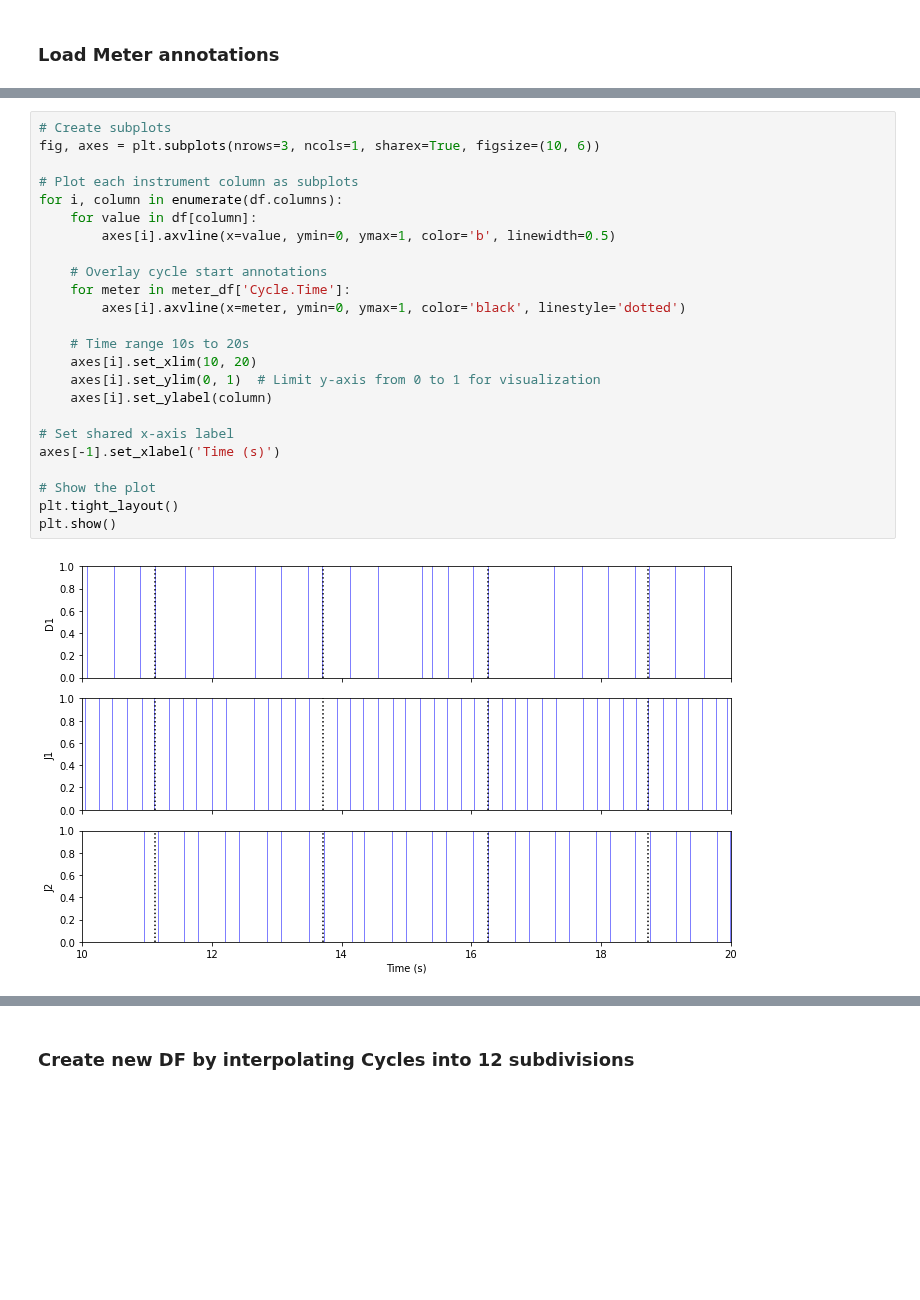
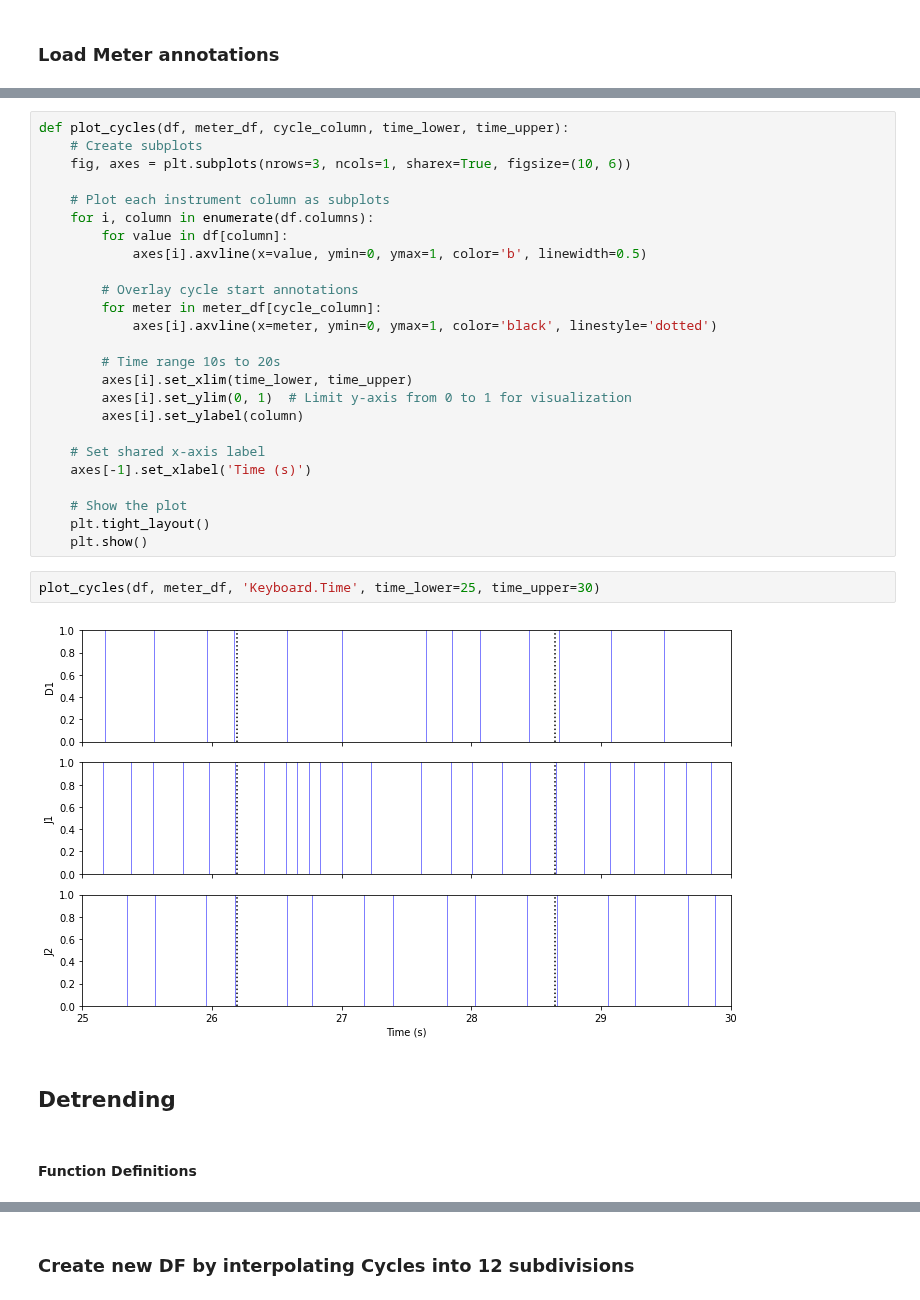
Before and after one commit to satyajeetprabhu/music-sync-internship-upf, a Jupyter notebook: djembe_dance_data_demo.ipynb, the cells around one changed output, grey strips where cells are left out. Drawn from its saved outputs; the diff is of its cells as text; blank space fills up the shorter version.

```diff
--- a/djembe_dance_data_demo.ipynb
+++ b/djembe_dance_data_demo.ipynb
@@ -47,26 +52,33 @@ meter_df.tail()
 # %%
-# Create subplots
-fig, axes = plt.subplots(nrows=3, ncols=1, sharex=True, figsize=(10, 6))
+def plot_cycles(df, meter_df, cycle_column, time_lower, time_upper):
+    # Create subplots
+    fig, axes = plt.subplots(nrows=3, ncols=1, sharex=True, figsize=(10, 6))
 
-# Plot each instrument column as subplots
-for i, column in enumerate(df.columns):
-    for value in df[column]:
-        axes[i].axvline(x=value, ymin=0, ymax=1, color='b', linewidth=0.5)
+    # Plot each instrument column as subplots
+    for i, column in enumerate(df.columns):
+        for value in df[column]:
+            axes[i].axvline(x=value, ymin=0, ymax=1, color='b', linewidth=0.5)
 
-    # Overlay cycle start annotations
-    for meter in meter_df['Cycle.Time']:
-        axes[i].axvline(x=meter, ymin=0, ymax=1, color='black', linestyle='dotted')
+        # Overlay cycle start annotations
+        for meter in meter_df[cycle_column]:
+            axes[i].axvline(x=meter, ymin=0, ymax=1, color='black', linestyle='dotted')
 
-    # Time range 10s to 20s
-    axes[i].set_xlim(10, 20)
-    axes[i].set_ylim(0, 1)  # Limit y-axis from 0 to 1 for visualization
-    axes[i].set_ylabel(column)
+        # Time range 10s to 20s
+        axes[i].set_xlim(time_lower, time_upper)
+        axes[i].set_ylim(0, 1)  # Limit y-axis from 0 to 1 for visualization
+        axes[i].set_ylabel(column)
 
-# Set shared x-axis label
-axes[-1].set_xlabel('Time (s)')
+    # Set shared x-axis label
+    axes[-1].set_xlabel('Time (s)')
 
-# Show the plot
-plt.tight_layout()
-plt.show()
+    # Show the plot
+    plt.tight_layout()
+    plt.show()
-# %% [output]
-[figure, removed]
+# %%
+plot_cycles(df, meter_df, 'Keyboard.Time', time_lower=25, time_upper=30)
+# %% [output]
+[figure, added]
+# %% [markdown]
+## Detrending
+# %% [markdown]
+#### Function Definitions
```
Also changed, not shown: parts of 21 cells of this notebook.
